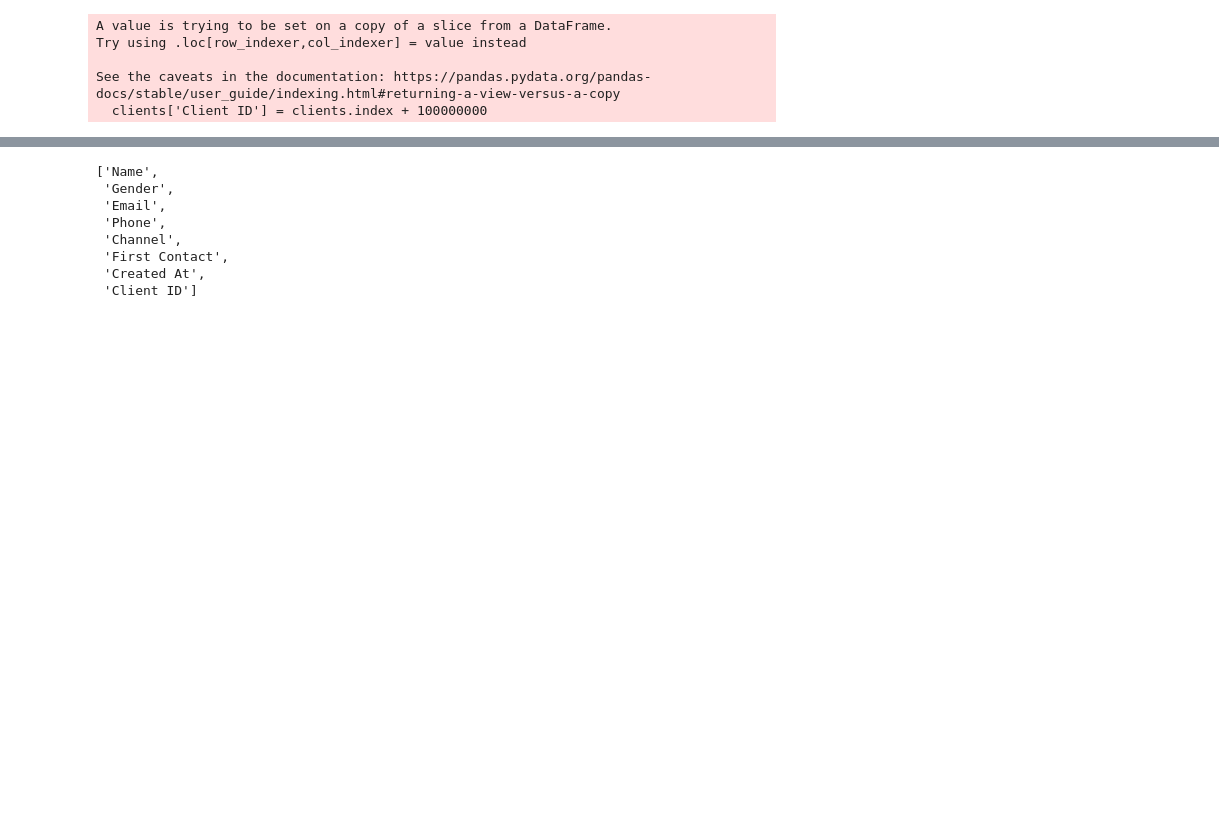
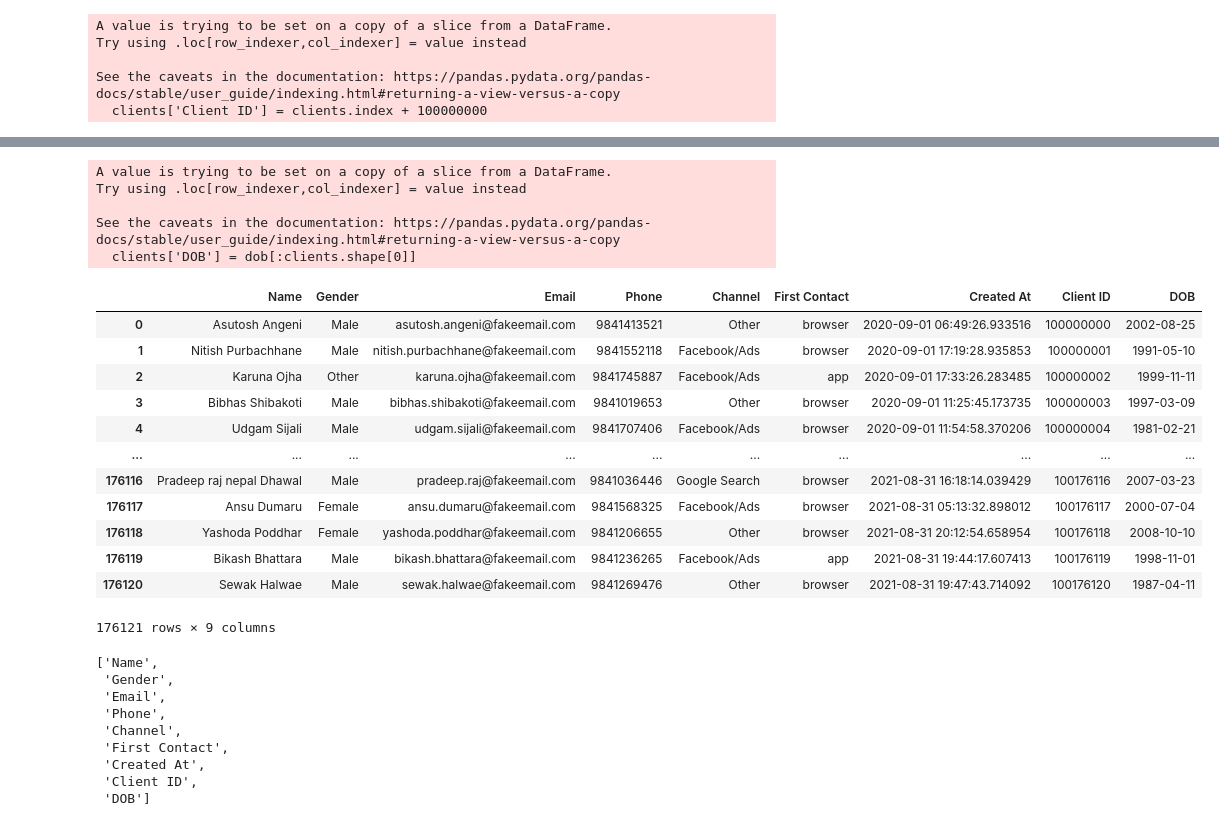
Before and after one commit to ayushsubedi/eHamroPasalmandu, a Jupyter notebook: notebooks/clients.ipynb, the cells around one changed output, grey strips where cells are left out. Cells and saved outputs as stored; diff of their text form; code cells hidden in the pictures; blank space fills up the shorter version.

```diff
--- a/notebooks/clients.ipynb
+++ b/notebooks/clients.ipynb
@@ -313,0 +330,15 @@ See the caveats in the documentation: https://pandas.pydata.org/pandas-docs/stab
+# %%
+def date_gen(start, end):
+    start_date = datetime.date(start, 1, 1)
+    end_date = datetime.date(end, 12, 31)
+    time_between_dates = end_date - start_date
+    days_between_dates = time_between_dates.days
+    random_number_of_days = random.randrange(days_between_dates)
+    random_date = start_date + datetime.timedelta(days=random_number_of_days)
+    return str(random_date)
+# %%
+dob = [date_gen(1975, 1990) for x in range(clients.shape[0]//5)] + \
+[date_gen(1991, 1995) for x in range(clients.shape[0]//5)] + \
+[date_gen(1996, 2000) for x in range(clients.shape[0]//2)] + \
+[date_gen(2001, 2005) for x in range(clients.shape[0]//2)] + \
+[date_gen(2006, 2008) for x in range(clients.shape[0]//5)]
@@ -314,3 +347,27 @@ See the caveats in the documentation: https://pandas.pydata.org/pandas-docs/stab
+# %%
+clients['DOB'] = dob[:clients.shape[0]]
+# %% [output]
+A value is trying to be set on a copy of a slice from a DataFrame.
+Try using .loc[row_indexer,col_indexer] = value instead
+
+See the caveats in the documentation: https://pandas.pydata.org/pandas-docs/stable/user_guide/indexing.html#returning-a-view-versus-a-copy
+  clients['DOB'] = dob[:clients.shape[0]]
+# %%
+clients
+# %% [output]
+|  | Name | Gender | Email | Phone | Channel | First Contact | Created At | Client ID | DOB |
+| 0 | Asutosh Angeni | Male | asutosh.angeni@fakeemail.com | 9841413521 | Other | browser | 2020-09-01 06:49:26.933516 | 100000000 | 2002-08-25 |
+| 1 | Nitish Purbachhane | Male | nitish.purbachhane@fakeemail.com | 9841552118 | Facebook/Ads | browser | 2020-09-01 17:19:28.935853 | 100000001 | 1991-05-10 |
+| 2 | Karuna Ojha | Other | karuna.ojha@fakeemail.com | 9841745887 | Facebook/Ads | app | 2020-09-01 17:33:26.283485 | 100000002 | 1999-11-11 |
+| 3 | Bibhas Shibakoti | Male | bibhas.shibakoti@fakeemail.com | 9841019653 | Other | browser | 2020-09-01 11:25:45.173735 | 100000003 | 1997-03-09 |
+| 4 | Udgam Sijali | Male | udgam.sijali@fakeemail.com | 9841707406 | Facebook/Ads | browser | 2020-09-01 11:54:58.370206 | 100000004 | 1981-02-21 |
+| ... | ... | ... | ... | ... | ... | ... | ... | ... | ... |
+| 176116 | Pradeep raj nepal Dhawal | Male | pradeep.raj@fakeemail.com | 9841036446 | Google Search | browser | 2021-08-31 16:18:14.039429 | 100176116 | 2007-03-23 |
+| 176117 | Ansu Dumaru | Female | ansu.dumaru@fakeemail.com | 9841568325 | Facebook/Ads | browser | 2021-08-31 05:13:32.898012 | 100176117 | 2000-07-04 |
+| 176118 | Yashoda Poddhar | Female | yashoda.poddhar@fakeemail.com | 9841206655 | Other | browser | 2021-08-31 20:12:54.658954 | 100176118 | 2008-10-10 |
+| 176119 | Bikash Bhattara | Male | bikash.bhattara@fakeemail.com | 9841236265 | Facebook/Ads | app | 2021-08-31 19:44:17.607413 | 100176119 | 1998-11-01 |
+| 176120 | Sewak Halwae | Male | sewak.halwae@fakeemail.com | 9841269476 | Other | browser | 2021-08-31 19:47:43.714092 | 100176120 | 1987-04-11 |
+176121 rows × 9 columns
 # %%
 list(clients)
 # %% [output]
@@ -321,7 +378,8 @@ list(clients)
  'Channel',
  'First Contact',
  'Created At',
- 'Client ID']
+ 'Client ID',
+ 'DOB']
 # %%
 clients[['Client ID',
  'Name',
```
Also changed, not shown: parts of 19 cells of this notebook, 1 other file.
